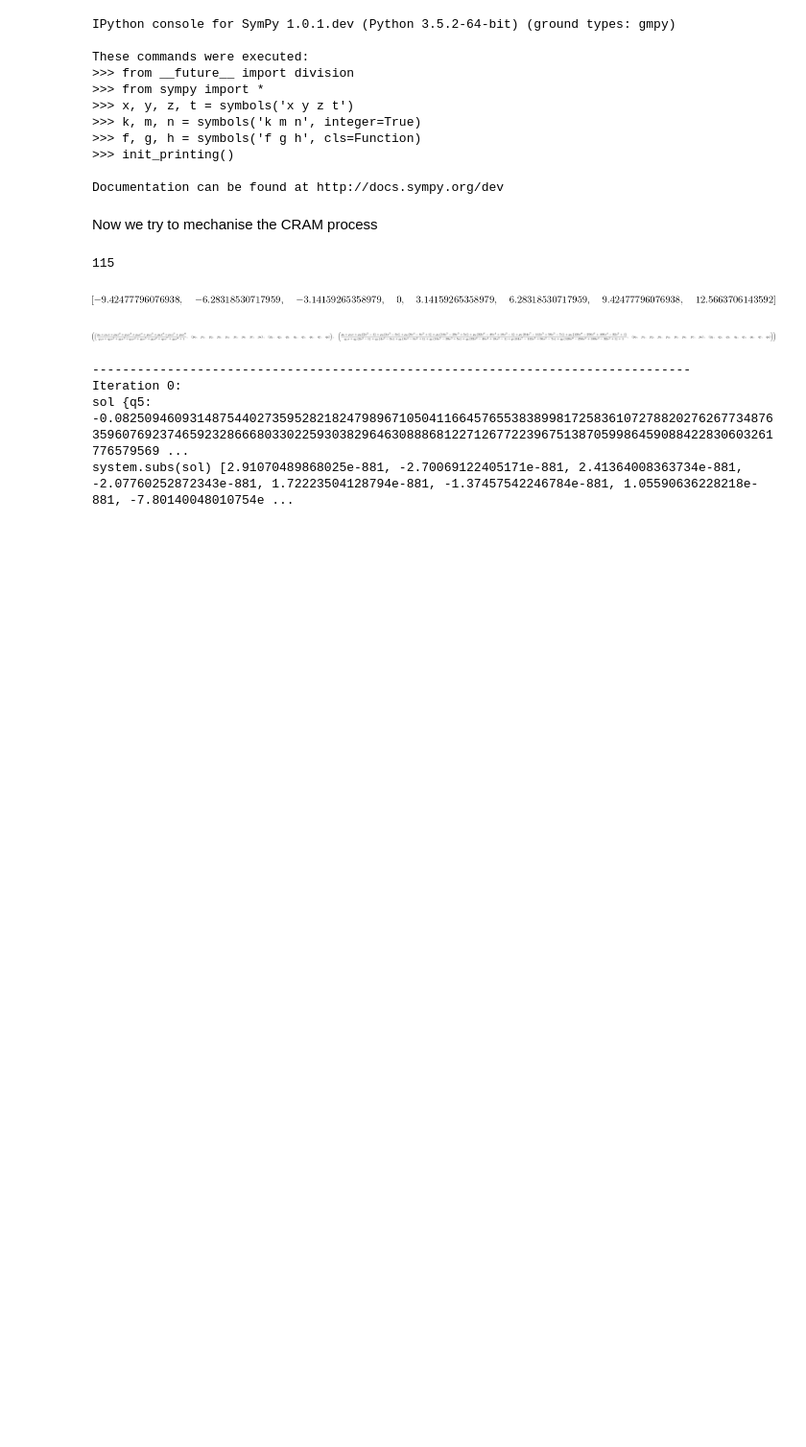
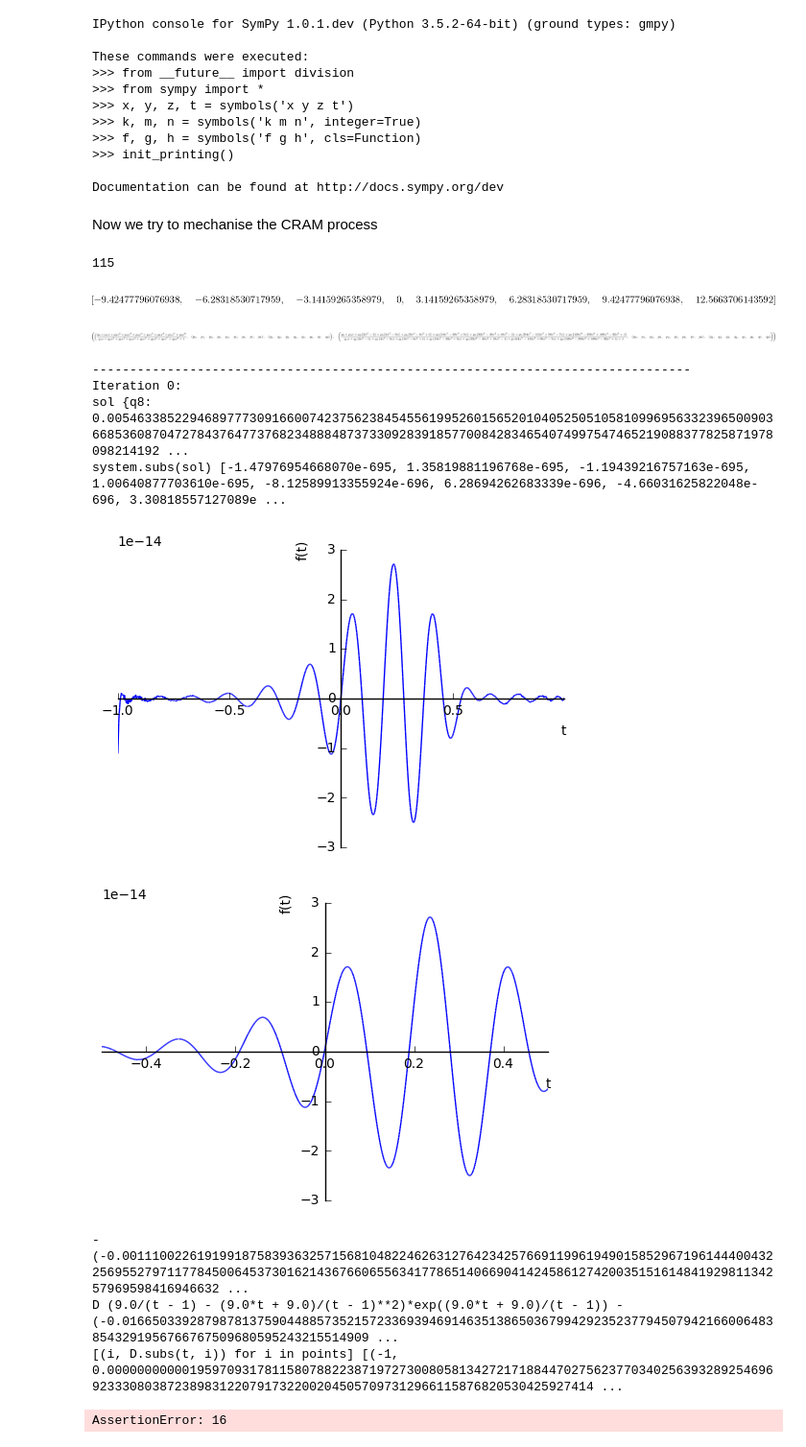
Before and after one commit to ergs/sandbox, a Jupyter notebook: Chebyshev2.ipynb, the cells around one changed output. Shown at 96% size. Cells and saved outputs as stored; diff of their text form; code cells hidden in the pictures; blank space fills up the shorter version.

```diff
--- a/Chebyshev2.ipynb
+++ b/Chebyshev2.ipynb
@@ -150,42 +150,48 @@ def CRAM_exp2(degree, prec=128, *, max_loops=10):
         #plot(E.subs(sol), (t, 0.9, 1))
         # we can't use 1 because of the singularity
         print(E.subs(sol))
-        points = [-1, *nsolve_intervals(D, [-1, 0.999999], maxsteps=10000, prec=prec, division=400, warn=True, tol=10**-(2*prec)), 1]
+        points = [-1, *nsolve_intervals(D, [-1, 0.999999], maxsteps=10000, prec=prec, division=200, warn=True, tol=10**-(2*prec)), 1]
         #points2 = [-1, *nsolve_intervals(D, [-1, 0.999999], maxsteps=300, prec=prec, solver='illinois', verify=True), 1]
         #print('points', points)
         #print('points2', points2)
         print('D', D)
         print('[(i, D.subs(t, i)) for i in points]', [(i, D.subs(t, i)) for i in points])
         assert len(points) == 2*(degree + 1), len(points)
         Evals = [E.evalf(prec, subs={**sol, t: point}) for point in points[:-1]] + [-r.evalf(prec, subs={**sol, t: 1})]
         print('Evals', Evals)
         maxmin = N(max(map(abs, Evals)) - min(map(abs, Evals)))
         print('max - min', maxmin)
         print('epsilon', N(sol[epsilon]))
         if maxmin < 10**-prec:
             print("Converged in", iteration + 1, "iterations.")
             break
     else:
         print("!!!WARNING: DID NOT CONVERGE AFTER", max_loops, "ITERATIONS!!!", file=sys.stderr)
 
     #print(sol)
     #sol = {i: Rational(str(sol[i])) for i in sol}
     #print(sol)
     inv = solve(-c*(t + 1)/(t - 1) - y, t)[0].subs(y, t)
     n, d = together(r.subs(sol).subs(t, inv)).as_numer_denom() # simplify/cancel here will add degree to the numerator and denominator
     rat_func = (Poly(n)/Poly(d).TC())/(Poly(d)/Poly(d).TC())
     return rat_func.evalf(prec)
 
 #D = CRAM_exp2()
 
-rat_func = CRAM_exp2(18, 1000)
+rat_func = CRAM_exp2(15, 1000)
 print(rat_func)
 plot(rat_func - exp(-t), (t, 0, 100))
 # %% [output]
 --------------------------------------------------------------------------------
 Iteration 0:
-sol {q5: -0.08250946093148754402735952821824798967105041166457655383899817258361072788202762677348763596076923746592328666803302259303829646308886812271267722396751387059986459088422830603261776579569 ...
-system.subs(sol) [2.91070489868025e-881, -2.70069122405171e-881, 2.41364008363734e-881, -2.07760252872343e-881, 1.72223504128794e-881, -1.37457542246784e-881, 1.05590636228218e-881, -7.80140048010754e ...
+sol {q8: 0.005463385229468977730916600742375623845455619952601565201040525051058109969563323965009036685360870472784376477376823488848737330928391857700842834654074997547465219088377825871978098214192 ...
+system.subs(sol) [-1.47976954668070e-695, 1.35819881196768e-695, -1.19439216757163e-695, 1.00640877703610e-695, -8.12589913355924e-696, 6.28694262683339e-696, -4.66031625822048e-696, 3.30818557127089e ...
+[figure, added]
+[figure, added]
+-(-0.001110022619199187583936325715681048224626312764234257669119961949015852967196144400432256955279711778450064537301621436766065563417786514066904142458612742003515161484192981134257969598416946632 ...
+D (9.0/(t - 1) - (9.0*t + 9.0)/(t - 1)**2)*exp((9.0*t + 9.0)/(t - 1)) - (-0.0166503392879878137590448857352157233693946914635138650367994292352377945079421660064838543291956766767509680595243215514909 ...
+[(i, D.subs(t, i)) for i in points] [(-1, 0.000000000001959709317811580788223871972730080581342721718844702756237703402563932892546969233308038723898312207917322002045057097312966115876820530425927414 ...
+AssertionError: 16
 # %%
 !say done
 # %%
```
Also changed, not shown: parts of 11 cells of this notebook.
